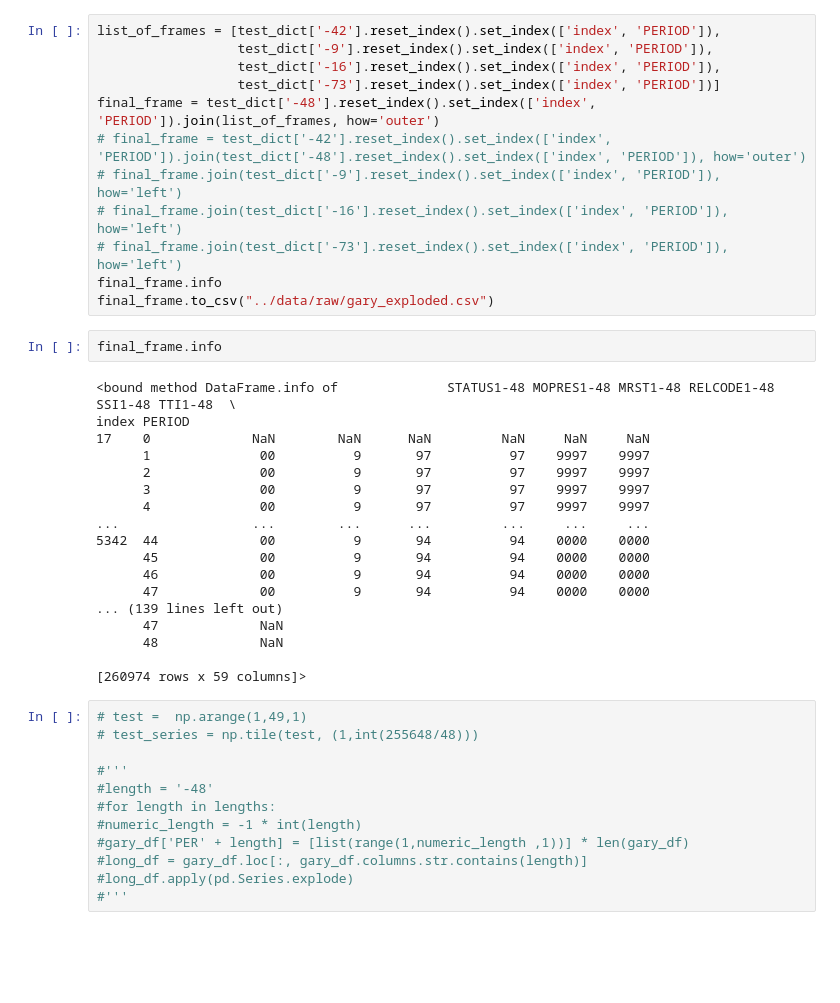
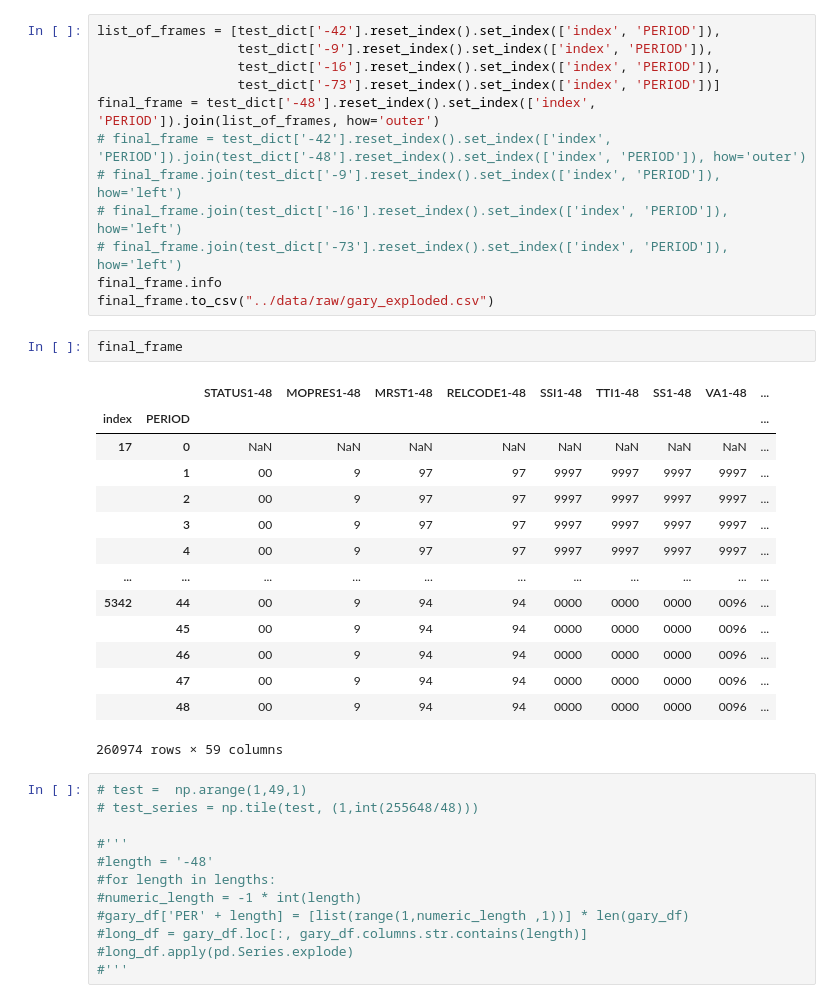
Before and after one commit to luke-swans0n/NIT, a Jupyter notebook: notebooks/NIT_CAPSTONE.ipynb, the cells around one changed output. Drawn from its saved outputs; the diff is of its cells as text; blank space fills up the shorter version.

```diff
--- a/notebooks/NIT_CAPSTONE.ipynb
+++ b/notebooks/NIT_CAPSTONE.ipynb
@@ -162,25 +178,22 @@ final_frame = test_dict['-48'].reset_index().set_index(['index', 'PERIOD']).join
 final_frame.info
 final_frame.to_csv("../data/raw/gary_exploded.csv")
 # %%
-final_frame.info
+final_frame
 # %% [output]
+|  |  | STATUS1-48 | MOPRES1-48 | MRST1-48 | RELCODE1-48 | SSI1-48 | TTI1-48 | SS1-48 | VA1-48 | ... |
+| index | PERIOD |  |  |  |  |  |  |  |  | ... |
+| 17 | 0 | NaN | NaN | NaN | NaN | NaN | NaN | NaN | NaN | ... |
+|  | 1 | 00 | 9 | 97 | 97 | 9997 | 9997 | 9997 | 9997 | ... |
+|  | 2 | 00 | 9 | 97 | 97 | 9997 | 9997 | 9997 | 9997 | ... |
+|  | 3 | 00 | 9 | 97 | 97 | 9997 | 9997 | 9997 | 9997 | ... |
+|  | 4 | 00 | 9 | 97 | 97 | 9997 | 9997 | 9997 | 9997 | ... |
+| ... | ... | ... | ... | ... | ... | ... | ... | ... | ... | ... |
+| 5342 | 44 | 00 | 9 | 94 | 94 | 0000 | 0000 | 0000 | 0096 | ... |
+|  | 45 | 00 | 9 | 94 | 94 | 0000 | 0000 | 0000 | 0096 | ... |
+|  | 46 | 00 | 9 | 94 | 94 | 0000 | 0000 | 0000 | 0096 | ... |
+|  | 47 | 00 | 9 | 94 | 94 | 0000 | 0000 | 0000 | 0096 | ... |
+|  | 48 | 00 | 9 | 94 | 94 | 0000 | 0000 | 0000 | 0096 | ... |
-<bound method DataFrame.info of              STATUS1-48 MOPRES1-48 MRST1-48 RELCODE1-48 SSI1-48 TTI1-48  \
-index PERIOD
-17    0             NaN        NaN      NaN         NaN     NaN     NaN
-      1              00          9       97          97    9997    9997
-      2              00          9       97          97    9997    9997
-      3              00          9       97          97    9997    9997
-      4              00          9       97          97    9997    9997
-...                 ...        ...      ...         ...     ...     ...
-5342  44             00          9       94          94    0000    0000
-      45             00          9       94          94    0000    0000
-      46             00          9       94          94    0000    0000
-      47             00          9       94          94    0000    0000
-... (139 lines left out)
-      47             NaN
-      48             NaN
-
-[260974 rows x 59 columns]>
+260974 rows × 59 columns
 # %%
 # test =  np.arange(1,49,1)
 # test_series = np.tile(test, (1,int(255648/48)))
```
Also changed, not shown: parts of 2 cells of this notebook, 4 other files.
